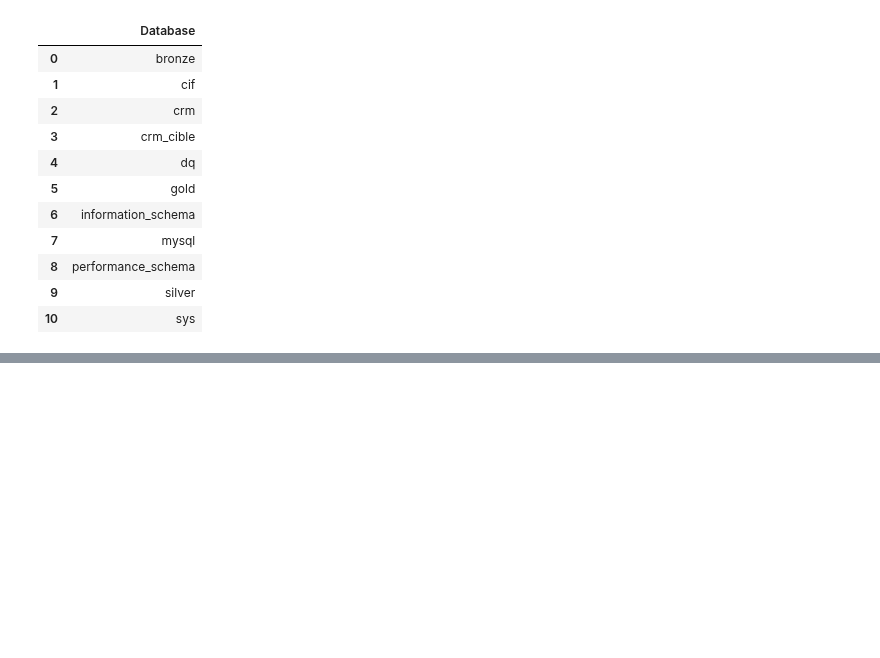
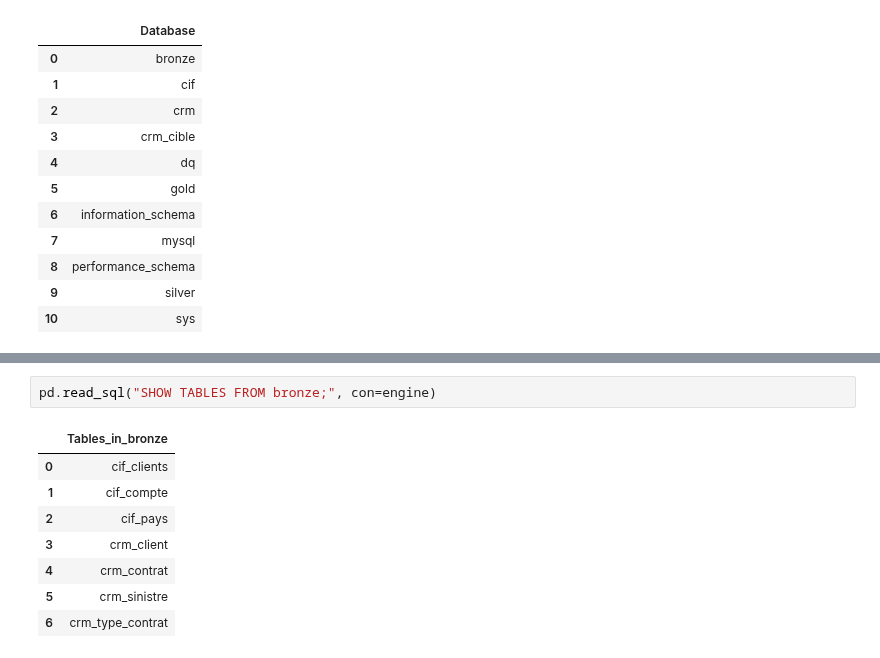
Before and after one commit to ruthabebeneg/td-qualite-g02, a Jupyter notebook: notebooks/US-09_client_actif.ipynb, the cells around one changed output, grey strips where cells are left out. Saved outputs shown, nothing was run; the diff lists cells and outputs as text; blank space fills up the shorter version.

```diff
--- a/notebooks/US-09_client_actif.ipynb
+++ b/notebooks/US-09_client_actif.ipynb
@@ -53,0 +56,11 @@ ecarts
+# %%
+pd.read_sql("SHOW TABLES FROM bronze;", con=engine)
+# %% [output]
+|  | Tables_in_bronze |
+| 0 | cif_clients |
+| 1 | cif_compte |
+| 2 | cif_pays |
+| 3 | crm_client |
+| 4 | crm_contrat |
+| 5 | crm_sinistre |
+| 6 | crm_type_contrat |
```
Also changed, not shown: parts of 10 cells of this notebook.
